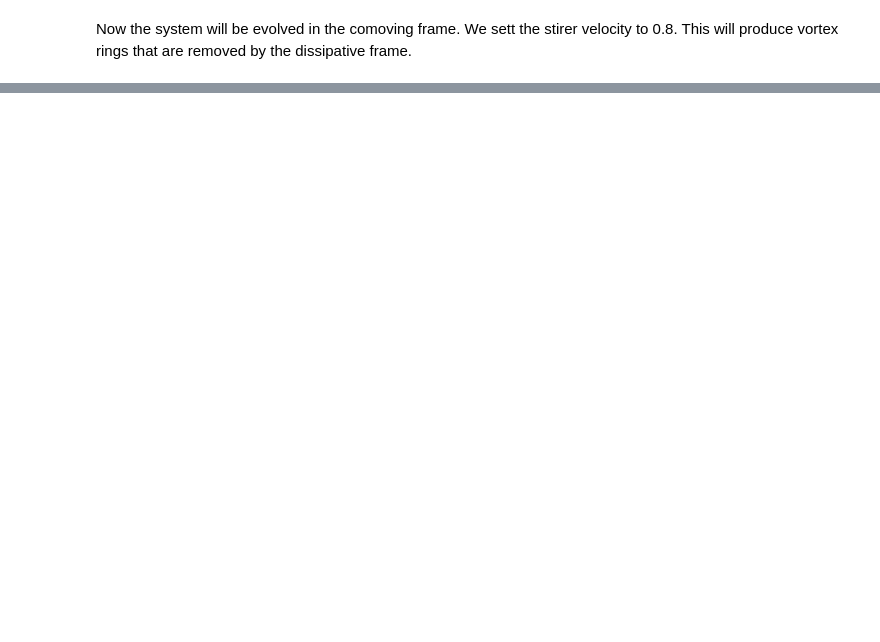
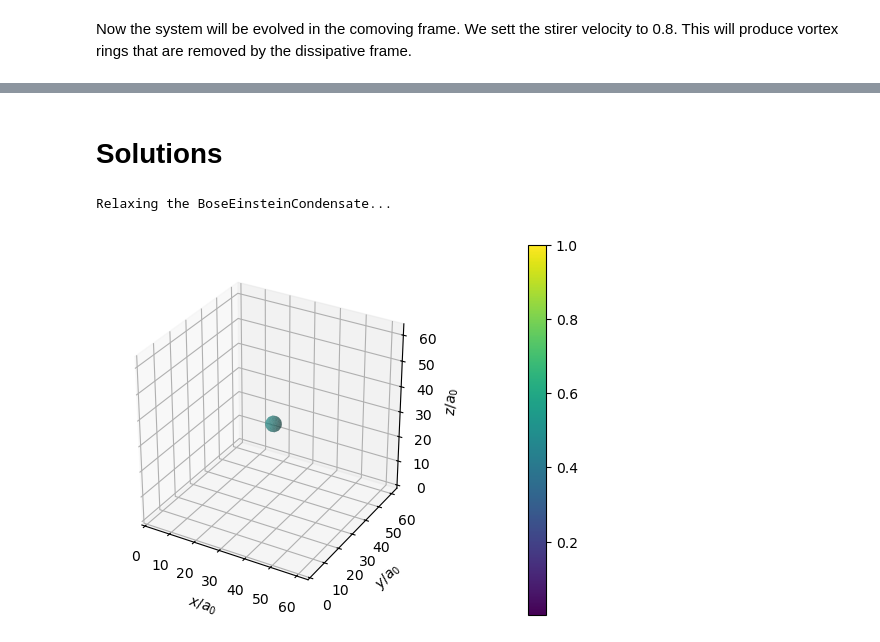
Before and after one commit to vidarsko/ComFiT, a Jupyter notebook: tutorial/bose_einstein_condensate_3D_comoving_frame.ipynb, the cells around one changed output, grey strips where cells are left out. Cells and saved outputs as stored; diff of their text form; code cells hidden in the pictures; blank space fills up the shorter version.

```diff
--- a/tutorial/bose_einstein_condensate_3D_comoving_frame.ipynb
+++ b/tutorial/bose_einstein_condensate_3D_comoving_frame.ipynb
@@ -47,3 +47,26 @@ plt.show()
 ### extra task 2. Make a time dependent stirring potential in 3D. Vary the stirring velocity, stirring radius
 ### and size of the stirrer.
 ### Try making the stirrer move in different patterns than circular (ask Vidar about salsa steps)
+# %% [markdown]
+# Solutions
+# %%
+
+import numpy as np
+import matplotlib.pyplot as plt
+import comfit as cf
+
+
+bec = cf.BoseEinsteinCondensate(3,xRes=64,yRes=64,zRes=64,gamma=0,dt=0.05)
+
+pot= bec.calc_gaussian_stirring_potential(2,4,[bec.xmid,bec.ymid,bec.zmid])
+
+bec.conf_external_potential(pot, additive=False)
+
+bec.conf_initial_condition_Thomas_Fermi()
+bec.evolve_relax(100)
+
+bec.plot_field(np.abs(bec.psi)**2)
+plt.show()
+# %% [output]
+Relaxing the BoseEinsteinCondensate...
+[figure, added]
```
Also changed, not shown: parts of 2 cells of this notebook, 1 other file.
